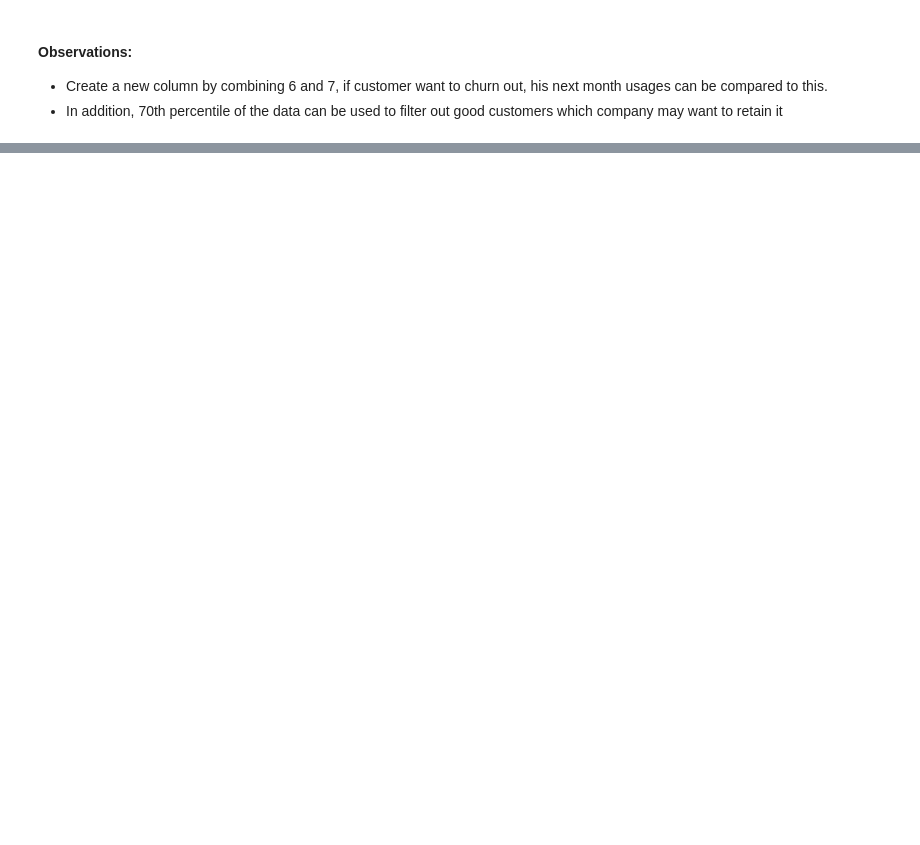
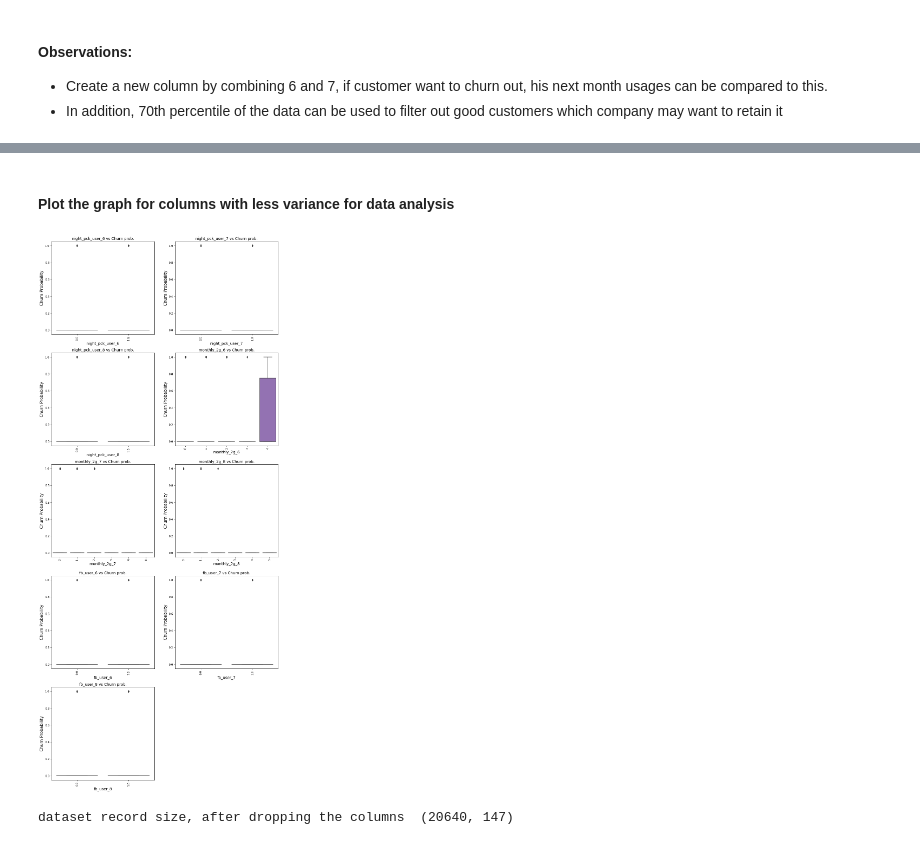
Before and after one commit to ps2420/telecom-churn-case-study, a Jupyter notebook: Pankaj_Singh_telecom_churn_case_Study.ipynb, the cells around one changed output, grey strips where cells are left out. Saved outputs shown, nothing was run; the diff lists cells and outputs as text; code cells hidden in the pictures; blank space fills up the shorter version.

```diff
--- a/Pankaj_Singh_telecom_churn_case_Study.ipynb
+++ b/Pankaj_Singh_telecom_churn_case_Study.ipynb
@@ -516,5 +526,8 @@ telecom_data.head(5)
 # %%
 # Combine column 6 & 7
 telecom_data['total_rech_6_7'] = telecom_data['total_rech_6'] + telecom_data['total_rech_7']
-round(telecom_data['total_rech_6_7'].mean(), 2)
+avg_recharge_amount_month_6_7 = round(telecom_data['total_rech_6_7'].mean(), 2)
+amount_70th_percentile = np.percentile(avg_recharge_amount_month_6_7, 70)
+
+print("70th percentile of the average recharge amount - ", amount_70th_percentile)
 # %% [output]
@@ -522,6 +534,0 @@ round(telecom_data['total_rech_6_7'].mean(), 2)
-# %%
-# Take the 50th percentile of data to filter out good customers.
-
-avg_recharge_amount_month_6_7 = round(telecom_data['total_rech_6_7'].mean(), 2)
-amount_70th_percentile = np.percentile(avg_recharge_amount_month_6_7, 50)
-print("70th percentile of the average recharge amount - ", amount_70th_percentile)
@@ -530,4 +535,7 @@ print("70th percentile of the average recharge amount - ", amount_70th_percentil
 # %%
 # Customers which should be retained i.e. their recharge amount usages are more than 70%
-telecom_data = telecom_data[telecom_data['total_rech_6_7'] >= amount_70th_percentile]
+telecom_data_hv = telecom_data[telecom_data['total_rech_6_7'] >= amount_70th_percentile]
+
+telecom_data.drop(['total_rech_6_7'], axis=1, inplace = True)
+telecom_data_hv.drop(['total_rech_6_7'], axis=1, inplace = True)
 # %%
@@ -538,0 +678,28 @@ Total customers data after filtering out good customers  (20640, 163)
+# %%
+# Boxplot for categorical variables to see how they are related to sales price.
+def box_plot_analysis(data_frame, vars_cat):
+    plt.figure(figsize=(15, 150))
+    for i in enumerate(vars_cat):
+        plt.subplot(20, 2,i[0]+1)
+        ax = sns.boxplot(data = data_frame, x=i[1], y='churn_probability')
+        ax.set_xticklabels(ax.get_xticklabels(),rotation = 90)
+        ax.set_title(i[1] + " vs Churn prob.", fontsize=14)
+        ax.set_xlabel(i[1], fontsize=14)
+        ax.set_ylabel("Churn Probability", fontsize=15)
+    plt.show()
+# %% [markdown]
+#### Plot the graph for columns with less variance for data analysis
+# %%
+#box plot analysis for columns with less variance
+columns_with_less_variance = ['night_pck_user_6', 'night_pck_user_7', 'night_pck_user_8']
+columns_with_less_variance = columns_with_less_variance + ['monthly_2g_6', 'monthly_2g_7', 'monthly_2g_8']
+columns_with_less_variance = columns_with_less_variance + ['fb_user_6', 'fb_user_7', 'fb_user_8']
+
+box_plot_analysis(telecom_data_hv, columns_with_less_variance)
+# %% [output]
+[figure, added]
+# %%
+telecom_data_hv.drop(columns_with_less_variance, axis=1, inplace = True)
+print('dataset record size, after dropping the columns ', telecom_data_hv.shape)
+# %% [output]
+dataset record size, after dropping the columns  (20640, 147)
```
Also changed, not shown: parts of 84 cells of this notebook.
